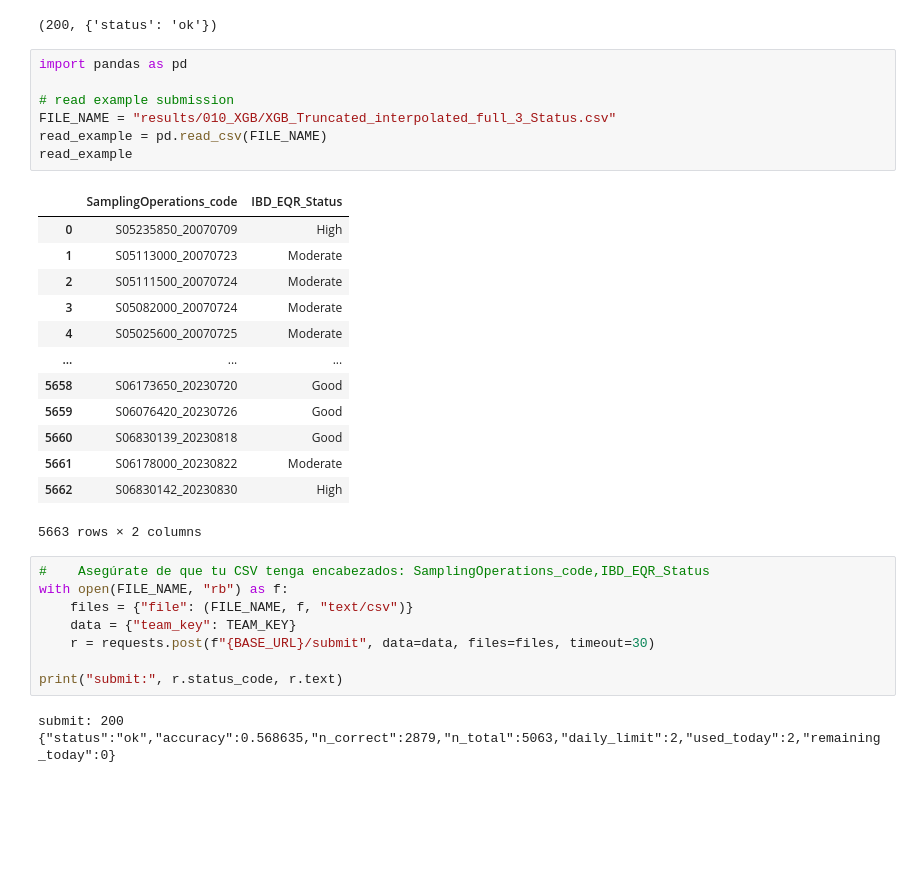
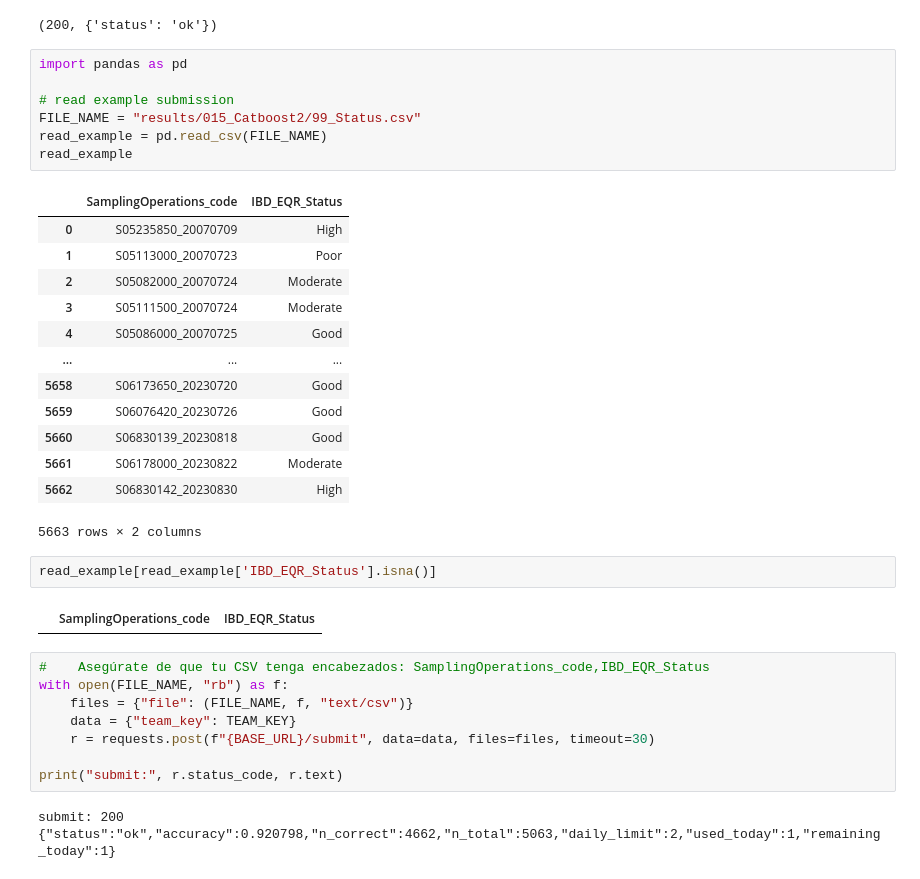
Before and after one commit to heritaco/Empilement-Tobit-CatBoost-et-interpolation-laplacienne-spatio-temporelle-pour-l-IBD-EQR, a Jupyter notebook: send_predictions.ipynb, the cells around one changed output. Drawn from its saved outputs; the diff is of its cells as text; blank space fills up the shorter version.

Commit message:
interpolated

```diff
--- a/send_predictions.ipynb
+++ b/send_predictions.ipynb
@@ -13,17 +13,17 @@ r.status_code, r.json()
 # %%
 import pandas as pd
 
 # read example submission
-FILE_NAME = "results/010_XGB/XGB_Truncated_interpolated_full_3_Status.csv"
+FILE_NAME = "results/015_Catboost2/99_Status.csv"
 read_example = pd.read_csv(FILE_NAME)
 read_example
 # %% [output]
 |  | SamplingOperations_code | IBD_EQR_Status |
 | 0 | S05235850_20070709 | High |
-| 1 | S05113000_20070723 | Moderate |
-| 2 | S05111500_20070724 | Moderate |
-| 3 | S05082000_20070724 | Moderate |
-| 4 | S05025600_20070725 | Moderate |
+| 1 | S05113000_20070723 | Poor |
+| 2 | S05082000_20070724 | Moderate |
+| 3 | S05111500_20070724 | Moderate |
+| 4 | S05086000_20070725 | Good |
 | ... | ... | ... |
 | 5658 | S06173650_20230720 | Good |
 | 5659 | S06076420_20230726 | Good |
@@ -31,6 +31,10 @@ read_example
 | 5661 | S06178000_20230822 | Moderate |
 | 5662 | S06830142_20230830 | High |
 5663 rows × 2 columns
+# %%
+read_example[read_example['IBD_EQR_Status'].isna()]
+# %% [output]
+|  | SamplingOperations_code | IBD_EQR_Status |
 # %%
 #    Asegúrate de que tu CSV tenga encabezados: SamplingOperations_code,IBD_EQR_Status
 with open(FILE_NAME, "rb") as f:
@@ -40,4 +44,4 @@ with open(FILE_NAME, "rb") as f:
 
 print("submit:", r.status_code, r.text)
 # %% [output]
-submit: 200 {"status":"ok","accuracy":0.568635,"n_correct":2879,"n_total":5063,"daily_limit":2,"used_today":2,"remaining_today":0}
+submit: 200 {"status":"ok","accuracy":0.920798,"n_correct":4662,"n_total":5063,"daily_limit":2,"used_today":1,"remaining_today":1}
```
Also changed, not shown: 25 other files.
